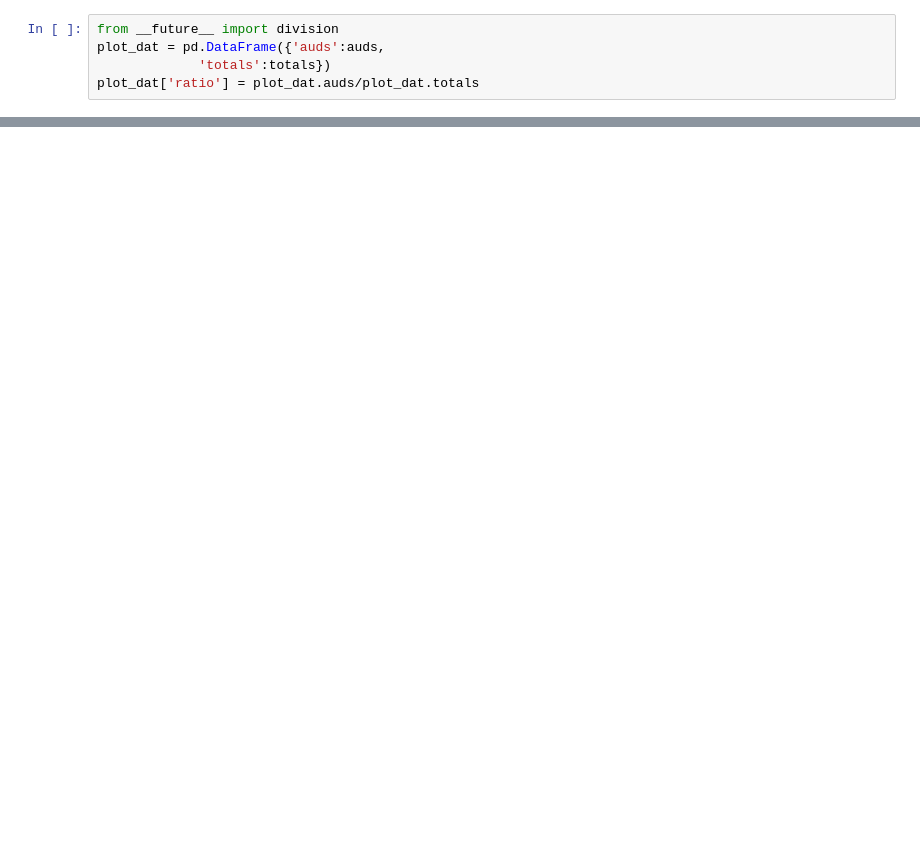
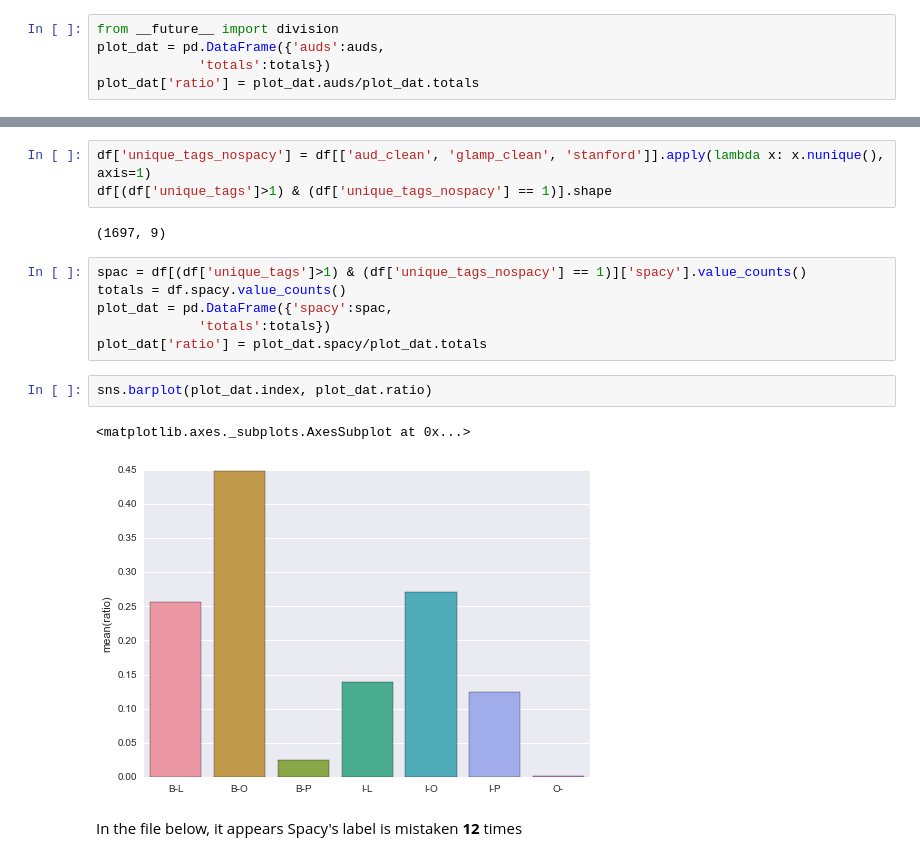
Before and after one commit to riddlet/Audible, a Jupyter notebook: Week 4.ipynb, the cells around one changed output, grey strips where cells are left out. Cells and saved outputs as stored; diff of their text form; blank space fills up the shorter version.

```diff
--- a/Week 4.ipynb
+++ b/Week 4.ipynb
@@ -289,0 +316,18 @@ df.iloc[sample_locations,:]
+# %%
+df['unique_tags_nospacy'] = df[['aud_clean', 'glamp_clean', 'stanford']].apply(lambda x: x.nunique(), axis=1)
+df[(df['unique_tags']>1) & (df['unique_tags_nospacy'] == 1)].shape
+# %% [output]
+(1697, 9)
+# %%
+spac = df[(df['unique_tags']>1) & (df['unique_tags_nospacy'] == 1)]['spacy'].value_counts()
+totals = df.spacy.value_counts()
+plot_dat = pd.DataFrame({'spacy':spac,
+             'totals':totals})
+plot_dat['ratio'] = plot_dat.spacy/plot_dat.totals
+# %%
+sns.barplot(plot_dat.index, plot_dat.ratio)
+# %% [output]
+<matplotlib.axes._subplots.AxesSubplot at 0x...>
+[figure, added]
+# %% [markdown]
+In the file below, it appears Spacy's label is mistaken **12** times
```
Also changed, not shown: parts of 32 cells of this notebook.
